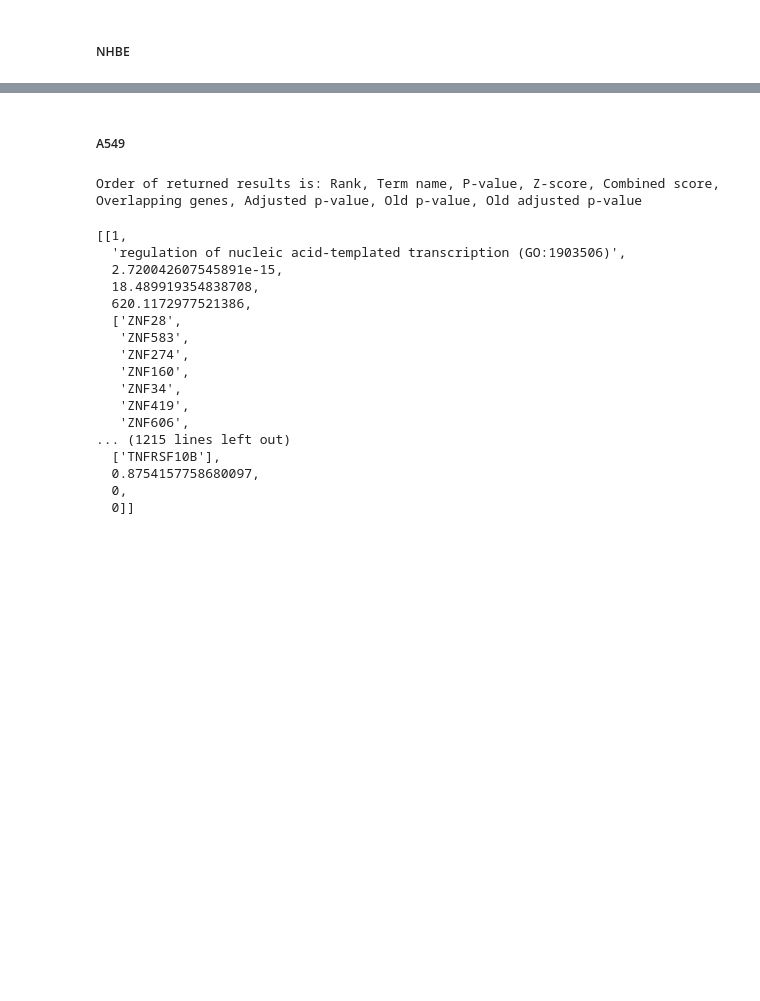
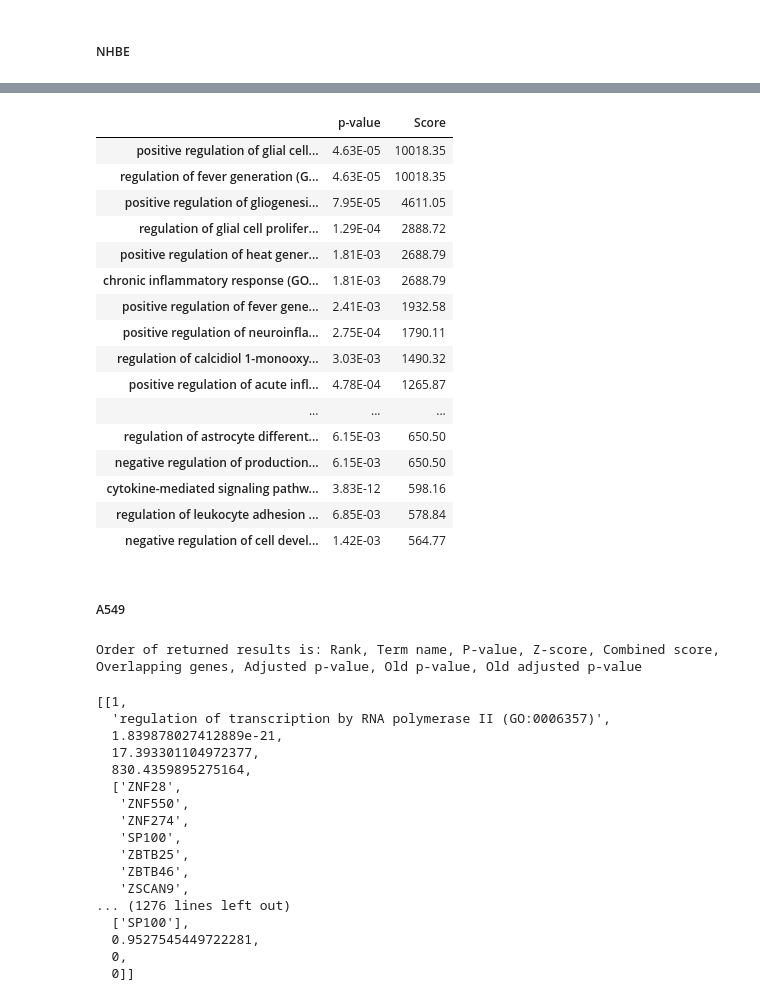
Before and after one commit to PRodrigues98/Analysis-of-regulatory-response-to-SARS-CoV-2-infection, a Jupyter notebook: Classification/RandomForests.ipynb, the cells around one changed output, grey strips where cells are left out. Cells and saved outputs as stored; diff of their text form; code cells hidden in the pictures; blank space fills up the shorter version.

```diff
--- a/Classification/RandomForests.ipynb
+++ b/Classification/RandomForests.ipynb
@@ -120,3 +133,39 @@ Order of returned results is: Rank, Term name, P-value, Z-score, Combined score,
+# %%
+dataset = {'p-value': [], 'Score': []}
+index_nhbe = []
+
+for term in results_nhbe:
+    index_nhbe += [term[1]]
+    dataset['p-value'] += [term[6]]
+    dataset['Score'] += [term[4]]
+enrichment_nhbe_dataset = pd.DataFrame(dataset, index = index_nhbe)
+# %%
+pd.set_option("display.max_rows", None)
+selection = enrichment_nhbe_dataset[enrichment_nhbe_dataset['p-value'] < 0.01].sort_values('Score', ascending = False).head(25)
+
+selection['p-value'] = selection['p-value'].map(lambda x: '%.2E' % x)
+selection['Score'] = selection['Score'].map(lambda x: '%.2f' % x)
+
+selection.to_csv('NHBE_RandomForest_table.csv')
+selection
+# %% [output]
+|  | p-value | Score |
+| positive regulation of glial cell... | 4.63E-05 | 10018.35 |
+| regulation of fever generation (G... | 4.63E-05 | 10018.35 |
+| positive regulation of gliogenesi... | 7.95E-05 | 4611.05 |
+| regulation of glial cell prolifer... | 1.29E-04 | 2888.72 |
+| positive regulation of heat gener... | 1.81E-03 | 2688.79 |
+| chronic inflammatory response (GO... | 1.81E-03 | 2688.79 |
+| positive regulation of fever gene... | 2.41E-03 | 1932.58 |
+| positive regulation of neuroinfla... | 2.75E-04 | 1790.11 |
+| regulation of calcidiol 1-monooxy... | 3.03E-03 | 1490.32 |
+| positive regulation of acute infl... | 4.78E-04 | 1265.87 |
+| ... | ... | ... |
+| regulation of astrocyte different... | 6.15E-03 | 650.50 |
+| negative regulation of production... | 6.15E-03 | 650.50 |
+| cytokine-mediated signaling pathw... | 3.83E-12 | 598.16 |
+| regulation of leukocyte adhesion ... | 6.85E-03 | 578.84 |
+| negative regulation of cell devel... | 1.42E-03 | 564.77 |
 # %% [markdown]
 ##### A549
 # %%
@@ -128,23 +177,25 @@ labels = [0] * len(cols_healthy_A549) + [1] * len(cols_cov2_A549)
 a549_clf = RandomForestClassifier().fit(filtered_data_05.T[cols_healthy_A549 + cols_cov2_A549].T, labels)
 
 a549_features = [x[1] for x in list(sorted(zip(a549_clf.feature_importances_, filtered_data_01.columns), reverse = True))]
-ea.getEnrichment(a549_features[:50], 'GO_Biological_Process_2018')['GO_Biological_Process_2018']
+results_a549 = ea.getEnrichment(a549_features[:50], 'GO_Biological_Process_2021')['GO_Biological_Process_2021']
+
+results_a549
 # %% [output]
 Order of returned results is: Rank, Term name, P-value, Z-score, Combined score, Overlapping genes, Adjusted p-value, Old p-value, Old adjusted p-value
 [[1,
-  'regulation of nucleic acid-templated transcription (GO:1903506)',
-  2.720042607545891e-15,
-  18.489919354838708,
-  620.1172977521386,
+  'regulation of transcription by RNA polymerase II (GO:0006357)',
+  1.839878027412889e-21,
+  17.393301104972377,
+  830.4359895275164,
   ['ZNF28',
-   'ZNF583',
+   'ZNF550',
    'ZNF274',
-   'ZNF160',
-   'ZNF34',
-   'ZNF419',
-   'ZNF606',
-... (1215 lines left out)
-  ['TNFRSF10B'],
-  0.8754157758680097,
+   'SP100',
+   'ZBTB25',
+   'ZBTB46',
+   'ZSCAN9',
+... (1276 lines left out)
+  ['SP100'],
+  0.9527545449722281,
   0,
   0]]
```
Also changed, not shown: parts of 16 cells of this notebook, 19 other files.
